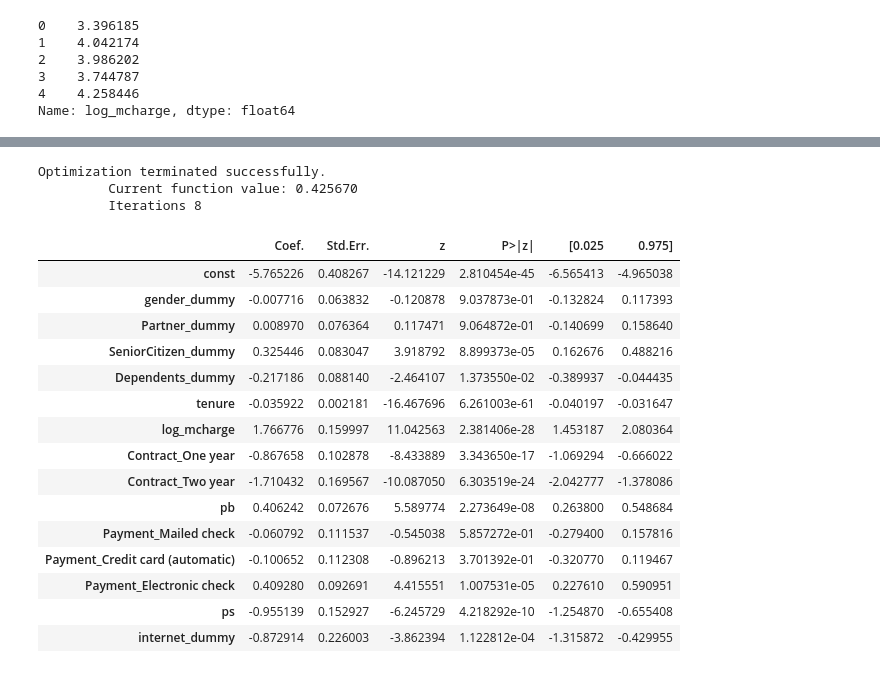
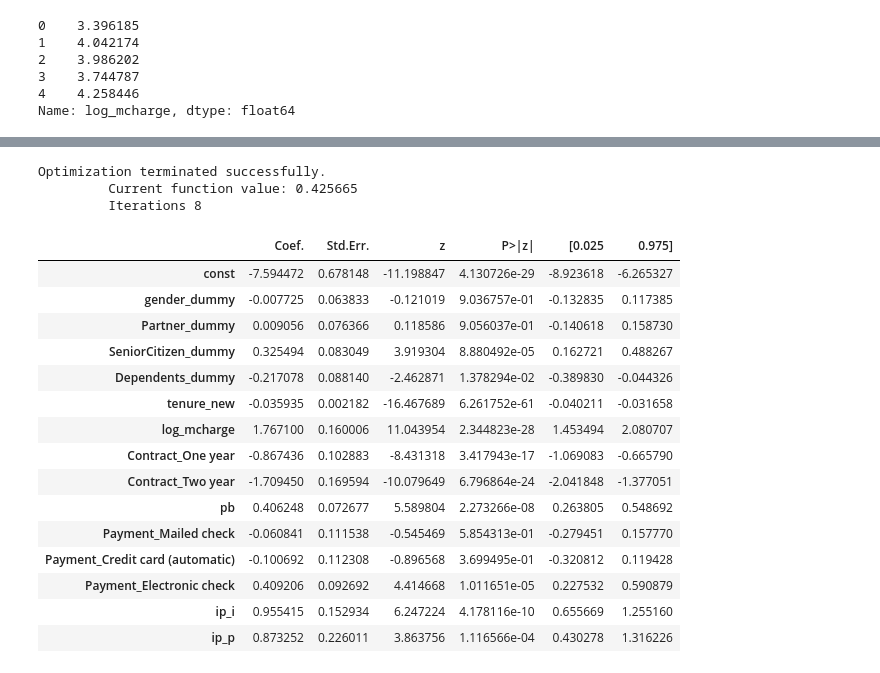
Before and after one commit to nedianurani/Churn_Assignment, a Jupyter notebook: SL_Churn_Assignment.ipynb, the cells around one changed output, grey strips where cells are left out. Drawn from its saved outputs; the diff is of its cells as text; code cells hidden in the pictures.

```diff
--- a/SL_Churn_Assignment.ipynb
+++ b/SL_Churn_Assignment.ipynb
@@ -476,0 +451,14 @@ SyntaxError: 'return' outside function (<ipython-input-180-e0ab3306e8af>, line 5
+# %%
+
+# create new variable for user internet, phone, and internet&phone
+def ip(data_merge) :
+    if (data_merge["ps"] ==1) & (data_merge["internet_dummy"] ==1 ):
+        return "ip"
+    elif (data_merge["ps"] ==1) & (data_merge["internet_dummy"] ==0 ):
+        return "p"
+    elif (data_merge["ps"] ==0) & (data_merge["internet_dummy"] ==1) :
+        return "i"
+
+
+data_merge["ip"] = data_merge.apply(lambda data_merge:ip(data_merge),
+                                      axis = 1)
@@ -476,0 +472,3 @@ SyntaxError: 'return' outside function (<ipython-input-180-e0ab3306e8af>, line 5
+# %%
+ip_dummy = pd.get_dummies(data_merge['ip'], prefix = 'ip')
+ip_dummy.head()
@@ -476,0 +482,12 @@ SyntaxError: 'return' outside function (<ipython-input-180-e0ab3306e8af>, line 5
+# %%
+data_merge=pd.concat([data_merge,ip_dummy], axis=1)
+# %%
+
+def tenure_new(series):
+    if series == 0:
+        return 1
+
+    else:
+        return series
+
+data_merge['tenure_new'] = data_merge['tenure'].apply(tenure_new)
@@ -517,31 +555,31 @@ log_tcharge                          float64
 log_mcharge                          float64
 dtype: object
 # %%
-X_train = sm.add_constant(data_merge[['gender_dummy', 'Partner_dummy', 'SeniorCitizen_dummy', 'Dependents_dummy','tenure',
+X_train = sm.add_constant(data_merge[['gender_dummy', 'Partner_dummy', 'SeniorCitizen_dummy', 'Dependents_dummy','tenure_new',
                                       'log_mcharge', 'Contract_One year', 'Contract_Two year', 'pb', 'Payment_Mailed check',
-                                      'Payment_Credit card (automatic)', 'Payment_Electronic check', 'ps', 'internet_dummy']])
+                                      'Payment_Credit card (automatic)', 'Payment_Electronic check', 'ip_i', 'ip_p']])
 y = data_merge.Churn_dummy
 est = smd.Logit(y, X_train).fit()
 est.summary2().tables[1]
 # %% [output]
 Optimization terminated successfully.
-         Current function value: 0.425670
+         Current function value: 0.425665
          Iterations 8
 |  | Coef. | Std.Err. | z | P>|z| | [0.025 | 0.975] |
-| const | -5.765226 | 0.408267 | -14.121229 | 2.810454e-45 | -6.565413 | -4.965038 |
-| gender_dummy | -0.007716 | 0.063832 | -0.120878 | 9.037873e-01 | -0.132824 | 0.117393 |
-| Partner_dummy | 0.008970 | 0.076364 | 0.117471 | 9.064872e-01 | -0.140699 | 0.158640 |
-| SeniorCitizen_dummy | 0.325446 | 0.083047 | 3.918792 | 8.899373e-05 | 0.162676 | 0.488216 |
-| Dependents_dummy | -0.217186 | 0.088140 | -2.464107 | 1.373550e-02 | -0.389937 | -0.044435 |
-| tenure | -0.035922 | 0.002181 | -16.467696 | 6.261003e-61 | -0.040197 | -0.031647 |
-| log_mcharge | 1.766776 | 0.159997 | 11.042563 | 2.381406e-28 | 1.453187 | 2.080364 |
-| Contract_One year | -0.867658 | 0.102878 | -8.433889 | 3.343650e-17 | -1.069294 | -0.666022 |
-| Contract_Two year | -1.710432 | 0.169567 | -10.087050 | 6.303519e-24 | -2.042777 | -1.378086 |
-| pb | 0.406242 | 0.072676 | 5.589774 | 2.273649e-08 | 0.263800 | 0.548684 |
-| Payment_Mailed check | -0.060792 | 0.111537 | -0.545038 | 5.857272e-01 | -0.279400 | 0.157816 |
-| Payment_Credit card (automatic) | -0.100652 | 0.112308 | -0.896213 | 3.701392e-01 | -0.320770 | 0.119467 |
-| Payment_Electronic check | 0.409280 | 0.092691 | 4.415551 | 1.007531e-05 | 0.227610 | 0.590951 |
-| ps | -0.955139 | 0.152927 | -6.245729 | 4.218292e-10 | -1.254870 | -0.655408 |
-| internet_dummy | -0.872914 | 0.226003 | -3.862394 | 1.122812e-04 | -1.315872 | -0.429955 |
+| const | -7.594472 | 0.678148 | -11.198847 | 4.130726e-29 | -8.923618 | -6.265327 |
+| gender_dummy | -0.007725 | 0.063833 | -0.121019 | 9.036757e-01 | -0.132835 | 0.117385 |
+| Partner_dummy | 0.009056 | 0.076366 | 0.118586 | 9.056037e-01 | -0.140618 | 0.158730 |
+| SeniorCitizen_dummy | 0.325494 | 0.083049 | 3.919304 | 8.880492e-05 | 0.162721 | 0.488267 |
+| Dependents_dummy | -0.217078 | 0.088140 | -2.462871 | 1.378294e-02 | -0.389830 | -0.044326 |
+| tenure_new | -0.035935 | 0.002182 | -16.467689 | 6.261752e-61 | -0.040211 | -0.031658 |
+| log_mcharge | 1.767100 | 0.160006 | 11.043954 | 2.344823e-28 | 1.453494 | 2.080707 |
+| Contract_One year | -0.867436 | 0.102883 | -8.431318 | 3.417943e-17 | -1.069083 | -0.665790 |
+| Contract_Two year | -1.709450 | 0.169594 | -10.079649 | 6.796864e-24 | -2.041848 | -1.377051 |
+| pb | 0.406248 | 0.072677 | 5.589804 | 2.273266e-08 | 0.263805 | 0.548692 |
+| Payment_Mailed check | -0.060841 | 0.111538 | -0.545469 | 5.854313e-01 | -0.279451 | 0.157770 |
+| Payment_Credit card (automatic) | -0.100692 | 0.112308 | -0.896568 | 3.699495e-01 | -0.320812 | 0.119428 |
+| Payment_Electronic check | 0.409206 | 0.092692 | 4.414668 | 1.011651e-05 | 0.227532 | 0.590879 |
+| ip_i | 0.955415 | 0.152934 | 6.247224 | 4.178116e-10 | 0.655669 | 1.255160 |
+| ip_p | 0.873252 | 0.226011 | 3.863756 | 1.116566e-04 | 0.430278 | 1.316226 |
 # %%
 #CALCULATE CONFUSION MATRIX
```
Also changed, not shown: parts of 8 cells of this notebook.
